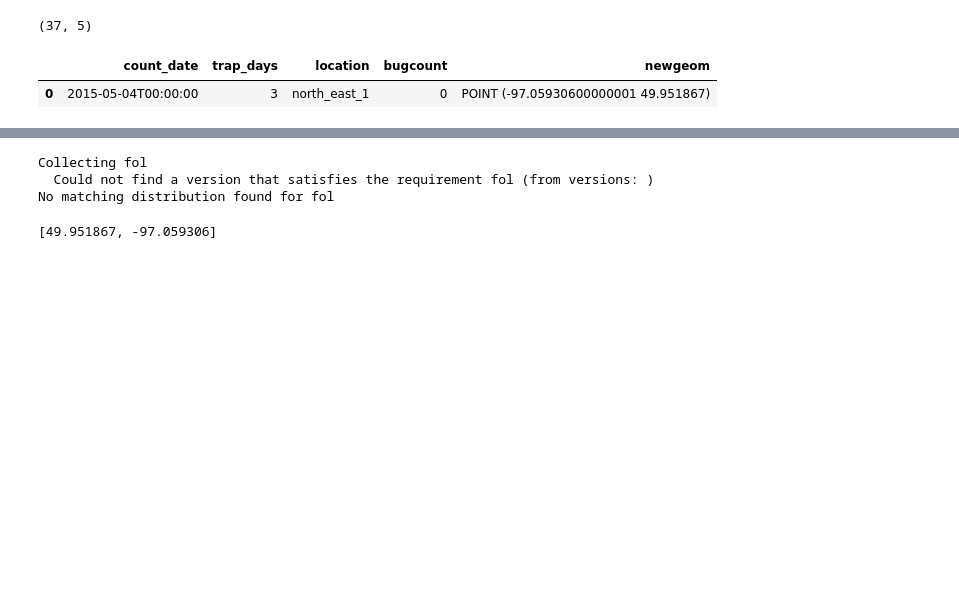
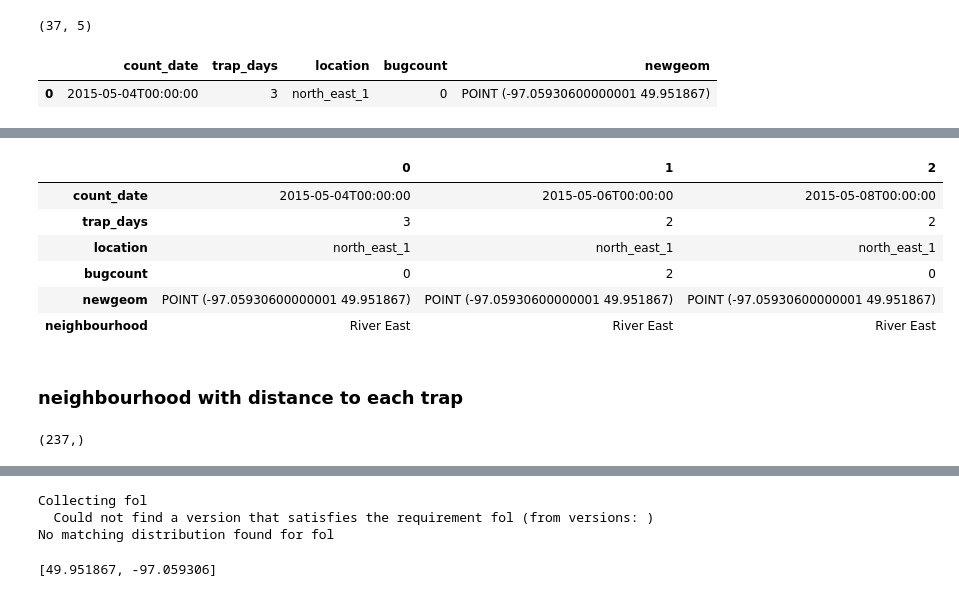
Before and after one commit to ruxi/opendata_hackathon_2018, a Jupyter notebook: Datasets_v3_newcoords.ipynb, the cells around one changed output, grey strips where cells are left out. Saved outputs shown, nothing was run; the diff lists cells and outputs as text; code cells hidden in the pictures; blank space fills up the shorter version.

```diff
--- a/Datasets_v3_newcoords.ipynb
+++ b/Datasets_v3_newcoords.ipynb
@@ -213,0 +216,3 @@ for datum in hood:
+# %%
+map_bugtraps_to_neighbourhoods = \
+{v:k for k,v in trap_in_neighbourhoods.items()}
@@ -213,0 +239,14 @@ for datum in hood:
+# %%
+bugs['neighbourhood'] = bugs.location.map(map_bugtraps_to_neighbourhoods)
+bugtrap = bugs
+bugtrap.head(3).T
+# %% [output]
+|  | 0 | 1 | 2 |
+| count_date | 2015-05-04T00:00:00 | 2015-05-06T00:00:00 | 2015-05-08T00:00:00 |
+| trap_days | 3 | 2 | 2 |
+| location | north_east_1 | north_east_1 | north_east_1 |
+| bugcount | 0 | 2 | 0 |
+| newgeom | POINT (-97.05930600000001 49.951867) | POINT (-97.05930600000001 49.951867) | POINT (-97.05930600000001 49.951867) |
+| neighbourhood | River East | River East | River East |
+# %% [markdown]
+### neighbourhood with distance to each trap
@@ -213,0 +262,4 @@ for datum in hood:
+# %%
+neighbourhoods.newgeom.shape
+# %% [output]
+(237,)
```
Also changed, not shown: parts of 18 cells of this notebook, 1 other file.
